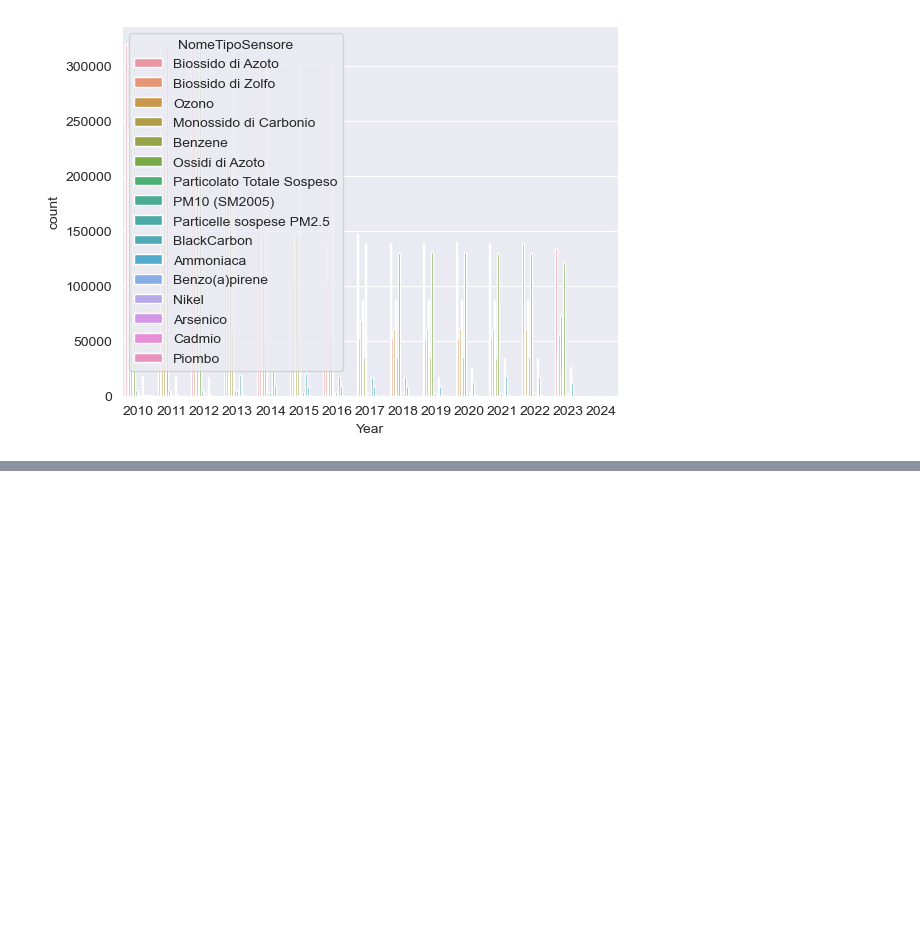
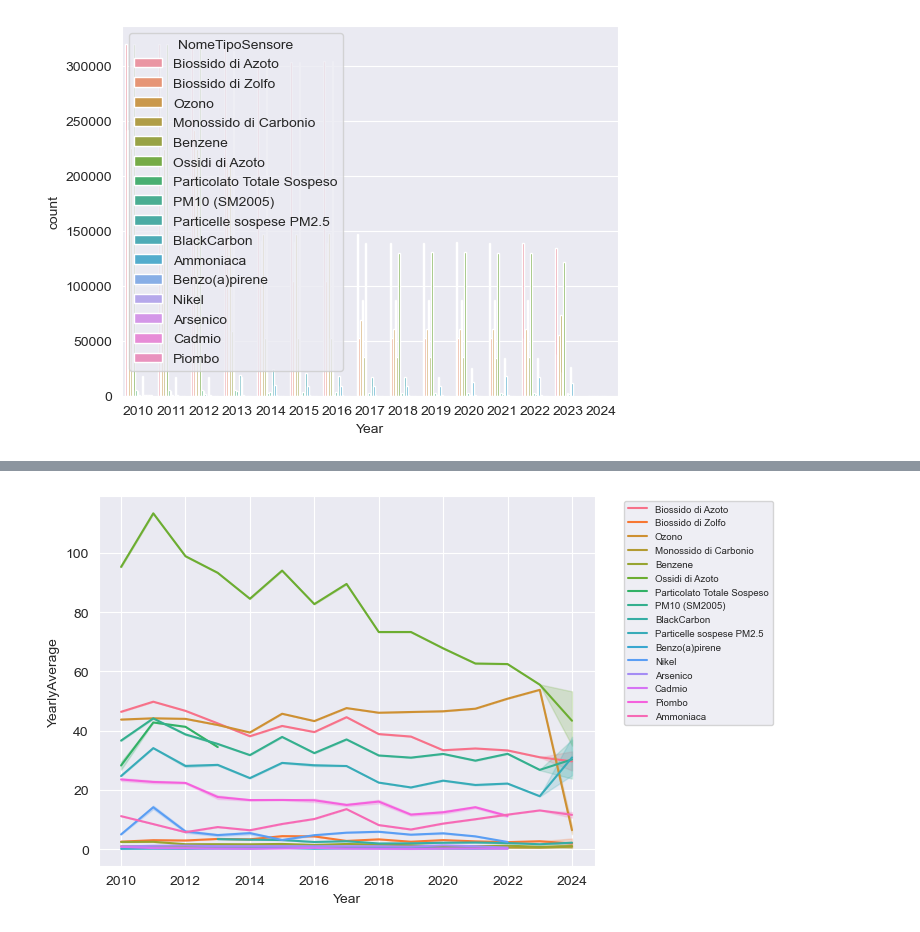
Before and after one commit to LGpolimi/HHE_DSLAB_project_AA2324, a Jupyter notebook: air_pollution_notebook.ipynb, the cells around one changed output, grey strips where cells are left out. Drawn from its saved outputs; the diff is of its cells as text; code cells hidden in the pictures; blank space fills up the shorter version.

Commit message:
Doing plots in air quality dataset

```diff
--- a/air_pollution_notebook.ipynb
+++ b/air_pollution_notebook.ipynb
@@ -138,3 +143,7 @@ df_air_quality.head()
 | 2 | 5504 | 01/01/2010 03:00:00 | 69.0 | VA |
 | 3 | 5504 | 01/01/2010 04:00:00 | 66.0 | VA |
 | 4 | 5504 | 01/01/2010 05:00:00 | 68.8 | VA |
+# %%
+## Add 'UnitaMisura' column to the air quality dataframe based on the 'IdSensore' column
+df_air_quality = df_air_quality.merge(df_milano_stations[['IdSensore', 'UnitaMisura']], on='IdSensore')
+df_air_quality.head()
@@ -194,3 +233,7 @@ df_air_quality.head()
 | 2 | 5504 | 69.0 | VA | 1 | 1 | 2010 | Biossido di Azoto | 03:00:00 |
 | 3 | 5504 | 66.0 | VA | 1 | 1 | 2010 | Biossido di Azoto | 04:00:00 |
 | 4 | 5504 | 68.8 | VA | 1 | 1 | 2010 | Biossido di Azoto | 05:00:00 |
+# %%
+## Append the column 'Comune' to the air quality dataframe based on the 'IdSensore' column
+df_air_quality = df_air_quality.merge(df_milano_stations[['IdSensore', 'Comune']], on='IdSensore')
+df_air_quality.head()
@@ -229,0 +288,4 @@ dtype: int64
+# %%
+## Remove rows with values less than 0 in the column 'Valore' in the air quality dataframe
+df_air_quality = df_air_quality[df_air_quality['Valore'] >= 0]
+df_air_quality.head()
@@ -229,0 +299,4 @@ dtype: int64
+# %%
+## Add a column 'YearlyAverage' to the air quality dataframe that contains the average value of 'Valore' for each year for each unique IdSensore
+df_air_quality['YearlyAverage'] = df_air_quality.groupby(['Year', 'IdSensore'])['Valore'].transform('mean')
+df_air_quality.head()
@@ -229,0 +310,7 @@ dtype: int64
+# %%
+## Plot the average value of 'Valore' for each year for each unique IdSensore
+sns.lineplot(x='Year', y='YearlyAverage', hue='NomeTipoSensore', data=df_air_quality)
+plt.legend(fontsize='x-small', bbox_to_anchor=(1.05, 1), loc='upper left')
+plt.show()
+# %% [output]
+[figure, added]
```
Also changed, not shown: parts of 18 cells of this notebook.
